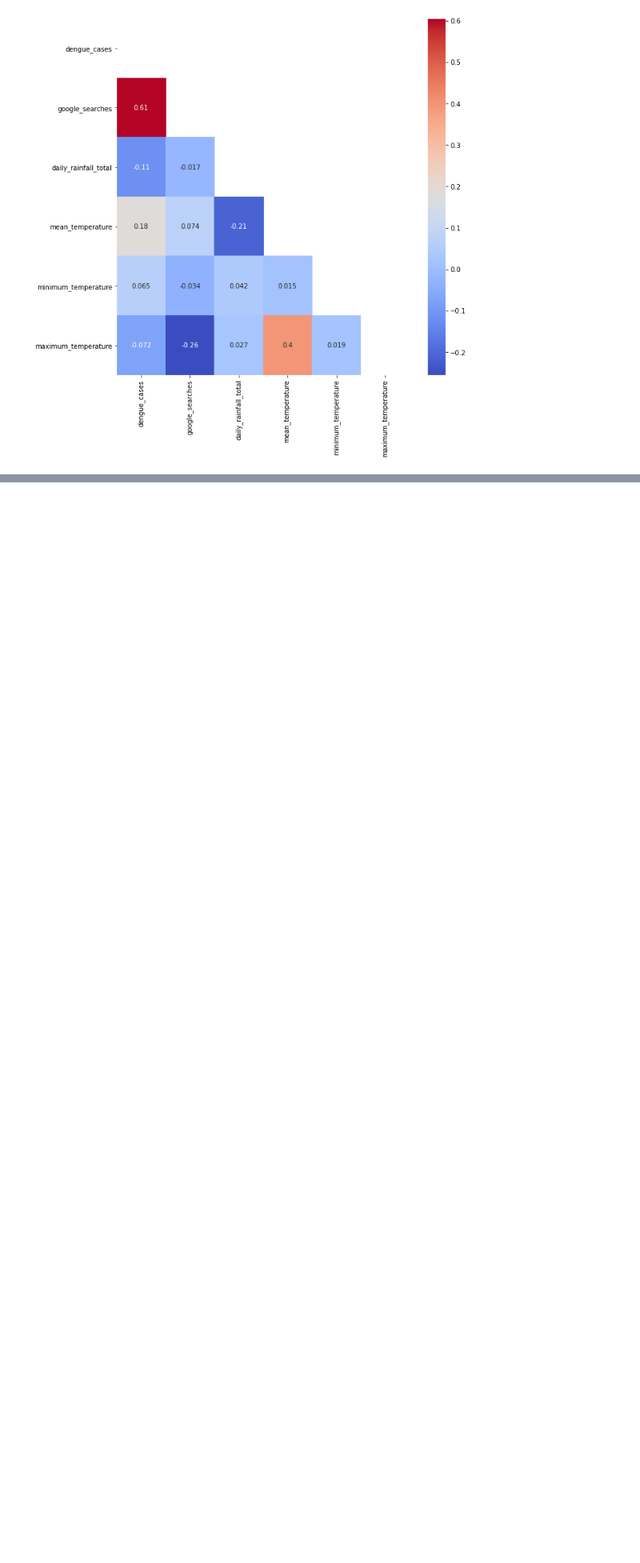
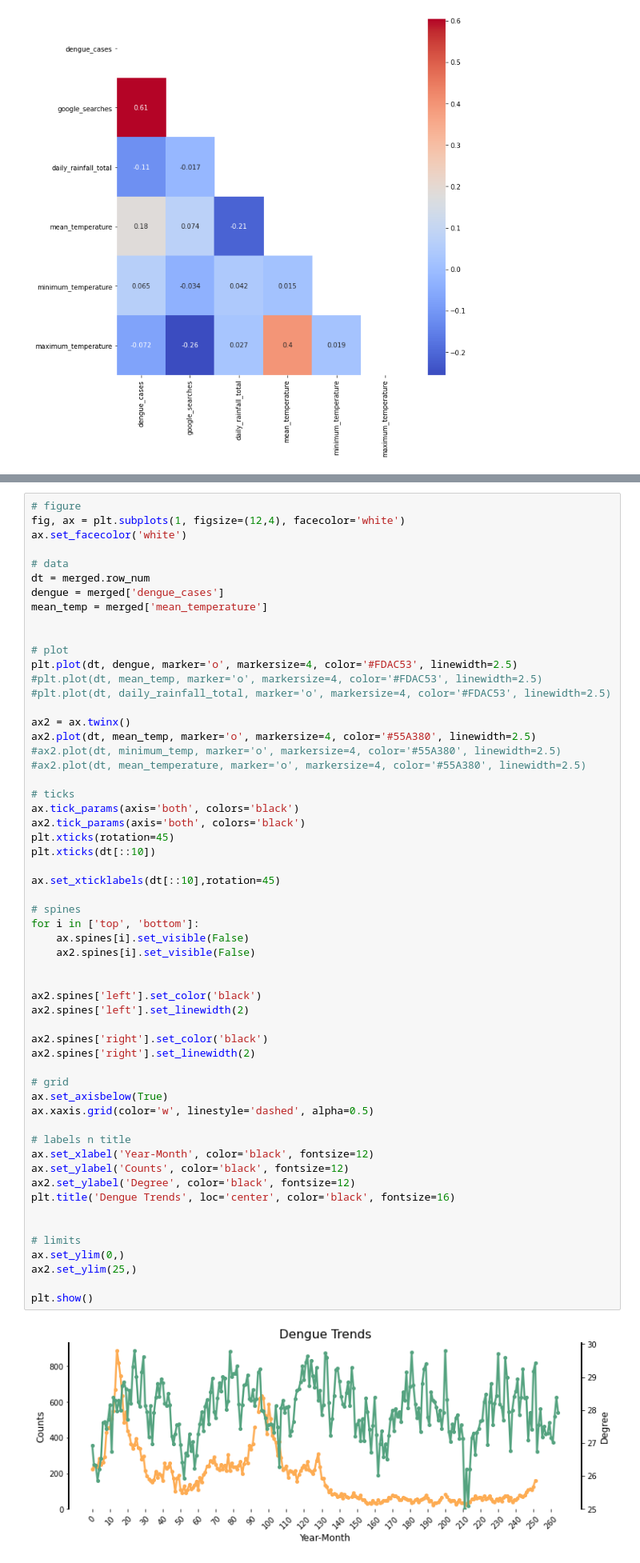
Before and after one commit to garyfoohw/GA_DSIF_Dengue, a Jupyter notebook: src/02_EDA_Anni.ipynb, the cells around one changed output, grey strips where cells are left out. Shown at 80% size. Cells and saved outputs as stored; diff of their text form; blank space fills up the shorter version.

```diff
--- a/src/02_EDA_Anni.ipynb
+++ b/src/02_EDA_Anni.ipynb
@@ -958,0 +1275,59 @@ sns.heatmap(
+# %%
+# figure
+fig, ax = plt.subplots(1, figsize=(12,4), facecolor='white')
+ax.set_facecolor('white')
+
+# data
+dt = merged.row_num
+dengue = merged['dengue_cases']
+mean_temp = merged['mean_temperature']
+
+
+# plot
+plt.plot(dt, dengue, marker='o', markersize=4, color='#FDAC53', linewidth=2.5)
+#plt.plot(dt, mean_temp, marker='o', markersize=4, color='#FDAC53', linewidth=2.5)
+#plt.plot(dt, daily_rainfall_total, marker='o', markersize=4, color='#FDAC53', linewidth=2.5)
+
+ax2 = ax.twinx()
+ax2.plot(dt, mean_temp, marker='o', markersize=4, color='#55A380', linewidth=2.5)
+#ax2.plot(dt, minimum_temp, marker='o', markersize=4, color='#55A380', linewidth=2.5)
+#ax2.plot(dt, mean_temperature, marker='o', markersize=4, color='#55A380', linewidth=2.5)
+
+# ticks
+ax.tick_params(axis='both', colors='black')
+ax2.tick_params(axis='both', colors='black')
+plt.xticks(rotation=45)
+plt.xticks(dt[::10])
+
+ax.set_xticklabels(dt[::10],rotation=45)
+
+# spines
+for i in ['top', 'bottom']:
+    ax.spines[i].set_visible(False)
+    ax2.spines[i].set_visible(False)
+
+
+ax2.spines['left'].set_color('black')
+ax2.spines['left'].set_linewidth(2)
+
+ax2.spines['right'].set_color('black')
+ax2.spines['right'].set_linewidth(2)
+
+# grid
+ax.set_axisbelow(True)
+ax.xaxis.grid(color='w', linestyle='dashed', alpha=0.5)
+
+# labels n title
+ax.set_xlabel('Year-Month', color='black', fontsize=12)
+ax.set_ylabel('Counts', color='black', fontsize=12)
+ax2.set_ylabel('Degree', color='black', fontsize=12)
+plt.title('Dengue Trends', loc='center', color='black', fontsize=16)
+
+
+# limits
+ax.set_ylim(0,)
+ax2.set_ylim(25,)
+
+plt.show()
+# %% [output]
+[figure, added]
```
Also changed, not shown: parts of 45 cells of this notebook.
